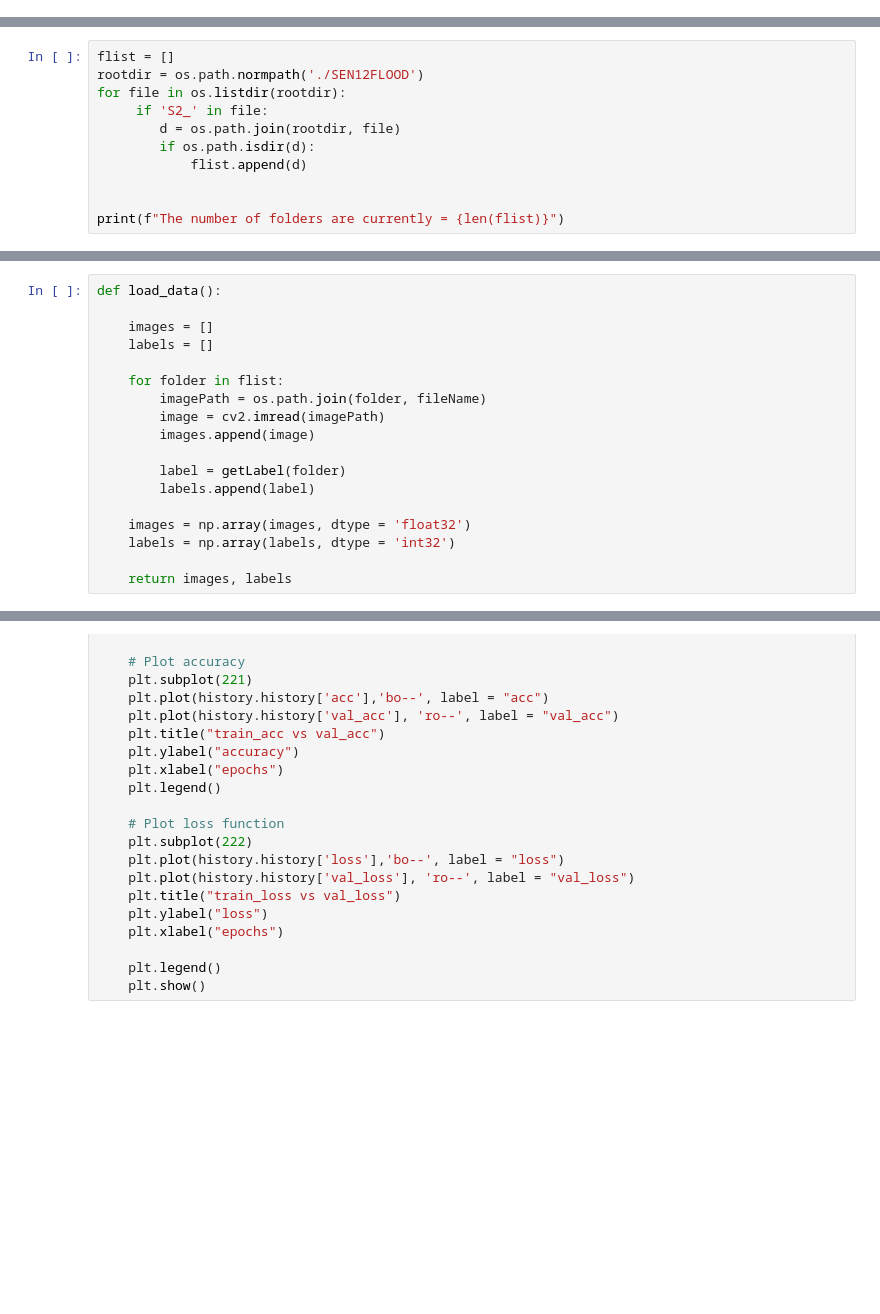
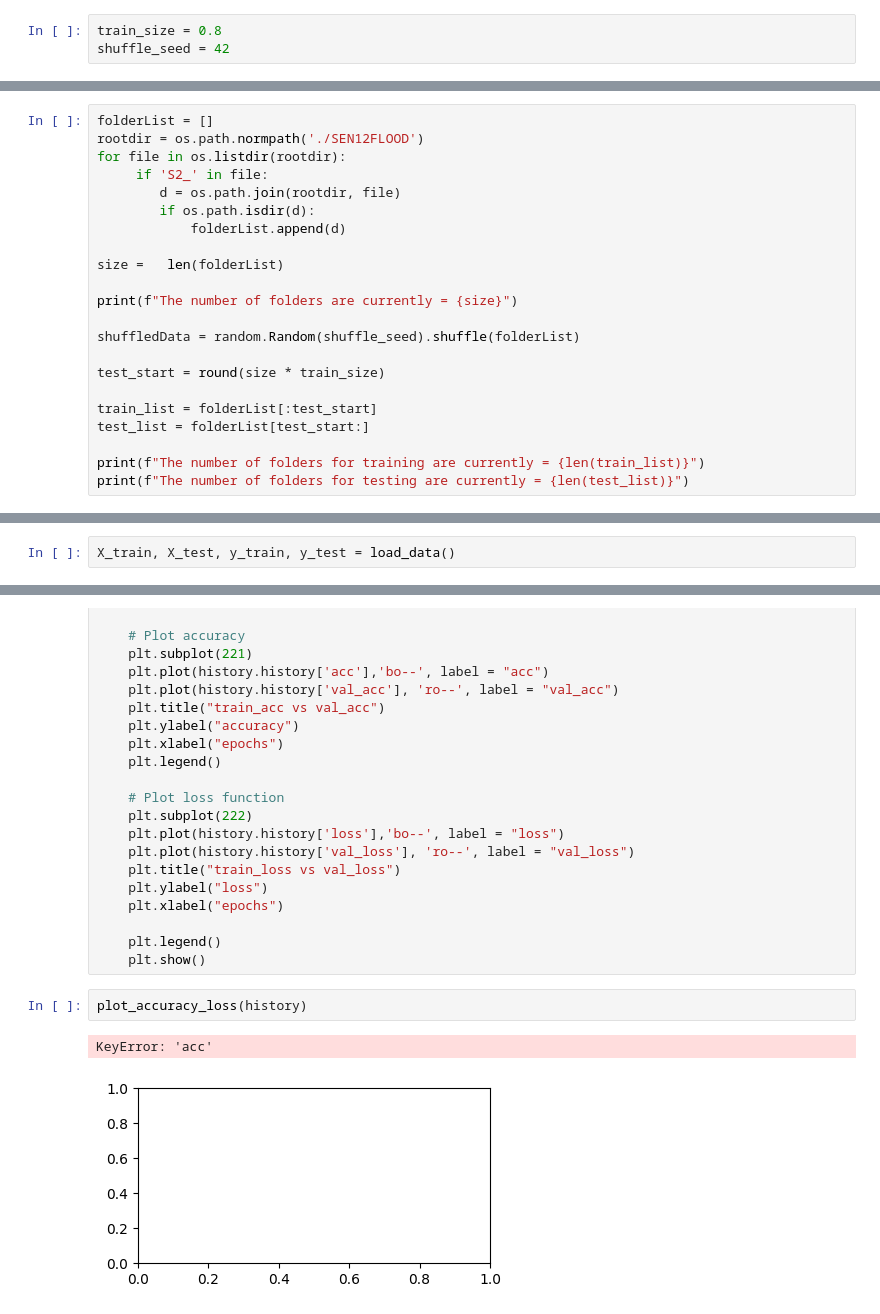
Before and after one commit to TGPZTT/magellan_dev, a Jupyter notebook: Magellan.ipynb, the cells around one changed output, grey strips where cells are left out. Cells and saved outputs as stored; diff of their text form; blank space fills up the shorter version.

Commit message:
Updated training and test dataset loading

```diff
--- a/Magellan.ipynb
+++ b/Magellan.ipynb
@@ -209,0 +262,3 @@ def getLabel(path):
+# %%
+train_size = 0.8
+shuffle_seed = 42
@@ -210,11 +267,22 @@ def getLabel(path):
 # %%
-flist = []
+folderList = []
 rootdir = os.path.normpath('./SEN12FLOOD')
 for file in os.listdir(rootdir):
      if 'S2_' in file:
         d = os.path.join(rootdir, file)
         if os.path.isdir(d):
-            flist.append(d)
+            folderList.append(d)
 
+size =   len(folderList)
 
-print(f"The number of folders are currently = {len(flist)}")
+print(f"The number of folders are currently = {size}")
+
+shuffledData = random.Random(shuffle_seed).shuffle(folderList)
+
+test_start = round(size * train_size)
+
+train_list = folderList[:test_start]
+test_list = folderList[test_start:]
+
+print(f"The number of folders for training are currently = {len(train_list)}")
+print(f"The number of folders for testing are currently = {len(test_list)}")
@@ -224,18 +292,0 @@ fileName = "astack.tif"
-# %%
-def load_data():
-
-    images = []
-    labels = []
-
-    for folder in flist:
-        imagePath = os.path.join(folder, fileName)
-        image = cv2.imread(imagePath)
-        images.append(image)
-
-        label = getLabel(folder)
-        labels.append(label)
-
-    images = np.array(images, dtype = 'float32')
-    labels = np.array(labels, dtype = 'int32')
-
-    return images, labels
@@ -249,0 +343,2 @@ X_train, X_test, y_train, y_test = train_test_split(
+# %%
+X_train, X_test, y_train, y_test = load_data()
@@ -312,3 +452,8 @@ def plot_accuracy_loss(history):
 
     plt.legend()
     plt.show()
+# %%
+plot_accuracy_loss(history)
+# %% [output]
+KeyError: 'acc'
+[figure, added]
```
Also changed, not shown: parts of 34 cells of this notebook.
